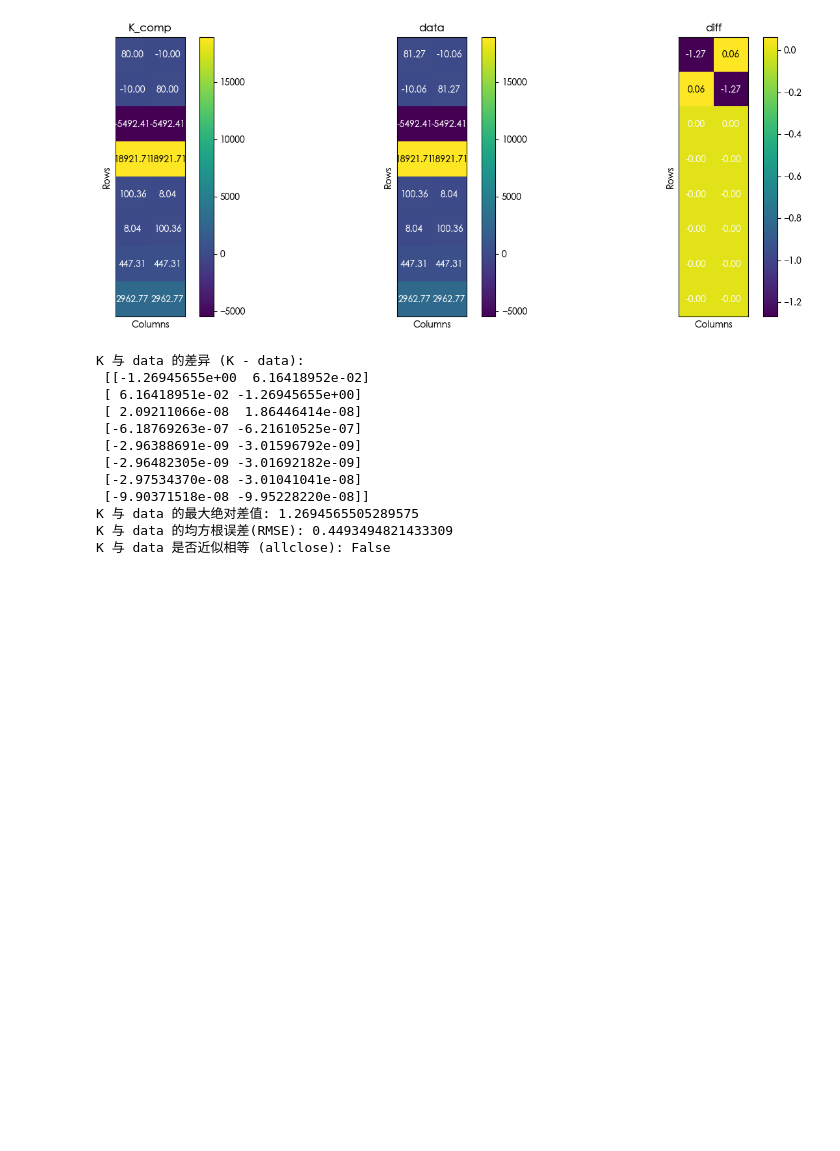
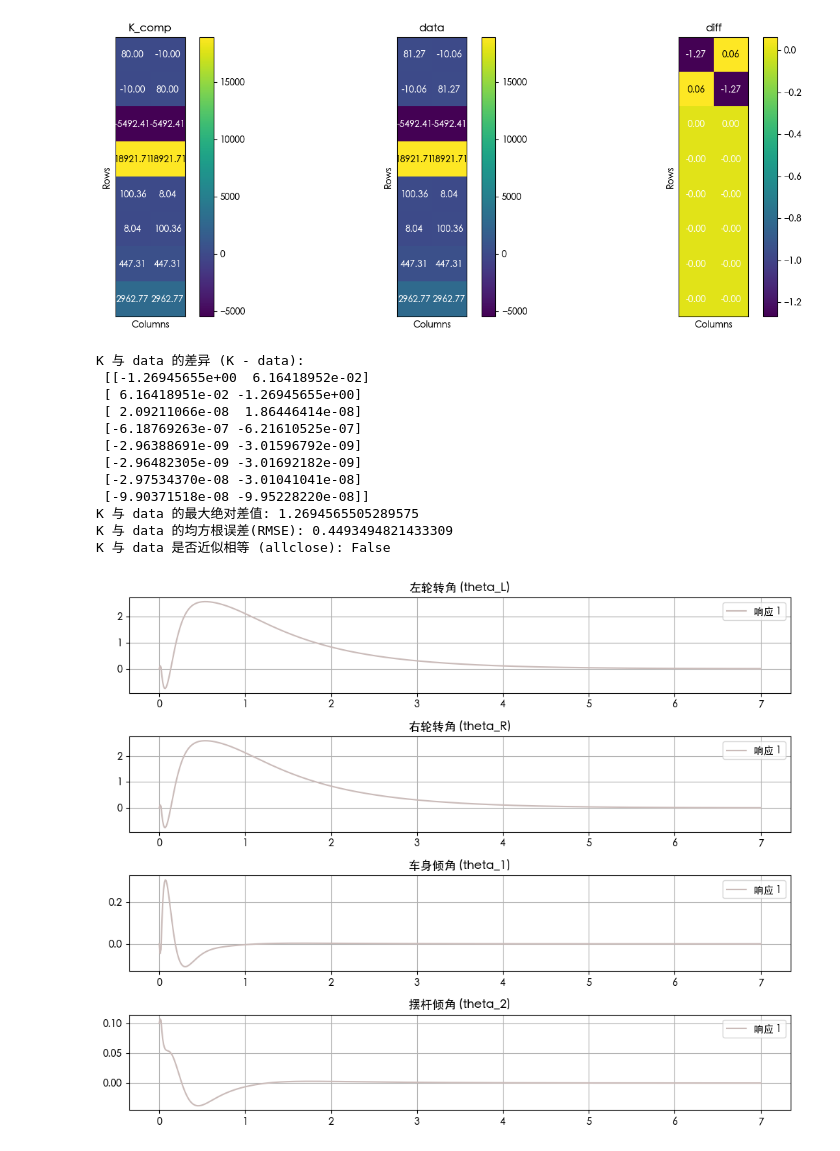
Before and after one commit to 3BPM/ReinforceLearningCartpolehw, a Jupyter notebook: testmatlab保真.ipynb, the cells around one changed output. Cells and saved outputs as stored; diff of their text form; code cells hidden in the pictures; blank space fills up the shorter version.

```diff
--- a/testmatlab保真.ipynb
+++ b/testmatlab保真.ipynb
@@ -254,3 +289,8 @@ K 与 data 的差异 (K - data):
 K 与 data 的最大绝对差值: 1.2694565505289575
 K 与 data 的均方根误差(RMSE): 0.4493494821433309
 K 与 data 是否近似相等 (allclose): False
+# %%
+x0=np.array([0,0,0,0.1,0,0,0,0])
+simulate_and_plot(x0,t,G_cl,H,u,C)
+# %% [output]
+[figure, added]
```
Also changed, not shown: parts of 6 cells of this notebook, 4 other files.
